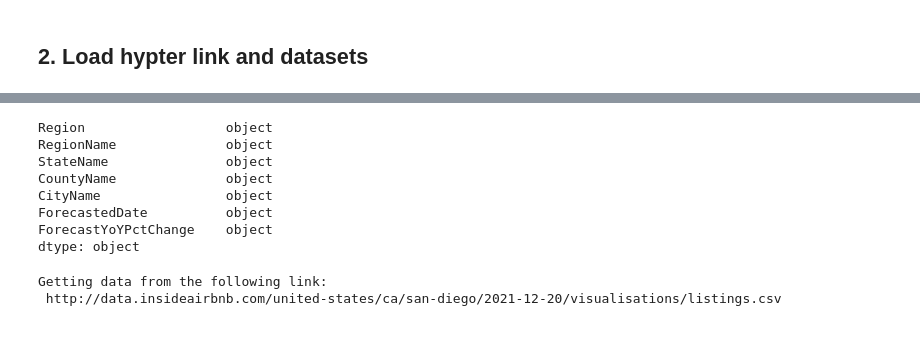
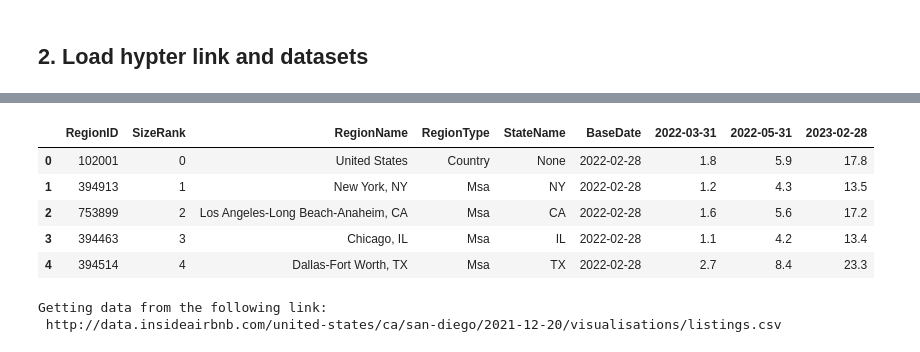
Before and after one commit to PurpleGrace/Engineering_SD_housing_Analysis, a Jupyter notebook: Collect_data_and_save_to_MySql.ipynb, the cells around one changed output, grey strips where cells are left out. Saved outputs shown, nothing was run; the diff lists cells and outputs as text; code cells hidden in the pictures.

```diff
--- a/Collect_data_and_save_to_MySql.ipynb
+++ b/Collect_data_and_save_to_MySql.ipynb
@@ -27,9 +25,18 @@ def load_data(href):
+# %%
+url  = "https://www.zillow.com/research/data/"
+        response = requests.get(url)
+        soup = BeautifulSoup(response.content,features="lxml")
+        href = soup.find('a', attrs={'id':'home-values-forecasts-download-link'}).attrs['href']
+        print('Getting data from the following link:\n',href)
 # %%
-def get_zillow_link():
-    url  = "https://www.zillow.com/research/data/"
-    response = requests.get(url)
-    soup = BeautifulSoup(response.content,features="lxml")
-    href = soup.find('a', attrs={'id':'home-values-forecasts-download-link'}).attrs['href']
-    print('Getting data from the following link:\n',href)
-    return href
+def get_zillow_data():
+    try:
+        url  = "https://www.zillow.com/research/data/"
+        response = requests.get(url)
+        soup = BeautifulSoup(response.content,features="lxml")
+        href = soup.find('a', attrs={'id':'home-values-forecasts-download-link'}).attrs['href']
+        print('Getting data from the following link:\n',href)
+    except:
+        return print('Load zillow data failed')
+    return pd.read_csv(href)
 # %%
@@ -43,6 +53,4 @@ def get_airbnb_link():
 # %%
-zillow_link = get_zillow_link()
-df_zillow = load_data(zillow_link)
-df_zillow.head()
+df_zillow = get_zillow_data()
 # %% [output]
 Getting data from the following link:
@@ -56,14 +71,12 @@ Getting data from the following link:
 # %%
 df_zillow = df_zillow.where(pd.notnull(df_zillow), None)
-df_zillow.ForecastYoYPctChange = df_zillow.ForecastYoYPctChange.astype(str)
-df_zillow.dtypes
+df_zillow = df_zillow.astype(str)
+df_zillow.head()
 # %% [output]
-Region                  object
-RegionName              object
-StateName               object
-CountyName              object
-CityName                object
-ForecastedDate          object
-ForecastYoYPctChange    object
-dtype: object
+|  | RegionID | SizeRank | RegionName | RegionType | StateName | BaseDate | 2022-03-31 | 2022-05-31 | 2023-02-28 |
+| 0 | 102001 | 0 | United States | Country | None | 2022-02-28 | 1.8 | 5.9 | 17.8 |
+| 1 | 394913 | 1 | New York, NY | Msa | NY | 2022-02-28 | 1.2 | 4.3 | 13.5 |
+| 2 | 753899 | 2 | Los Angeles-Long Beach-Anaheim, CA | Msa | CA | 2022-02-28 | 1.6 | 5.6 | 17.2 |
+| 3 | 394463 | 3 | Chicago, IL | Msa | IL | 2022-02-28 | 1.1 | 4.2 | 13.4 |
+| 4 | 394514 | 4 | Dallas-Fort Worth, TX | Msa | TX | 2022-02-28 | 2.7 | 8.4 | 23.3 |
 # %%
```
Also changed, not shown: parts of 25 cells of this notebook, 15 other files.
